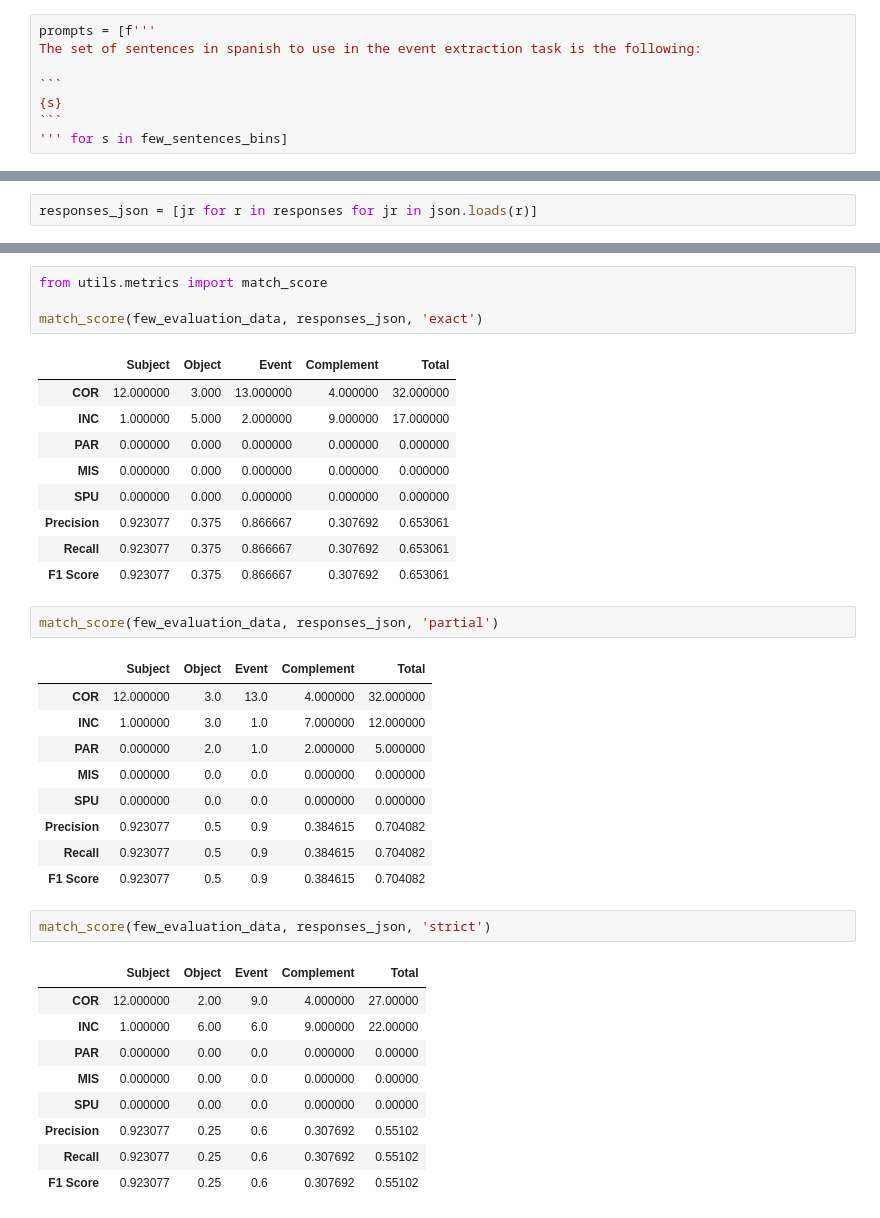
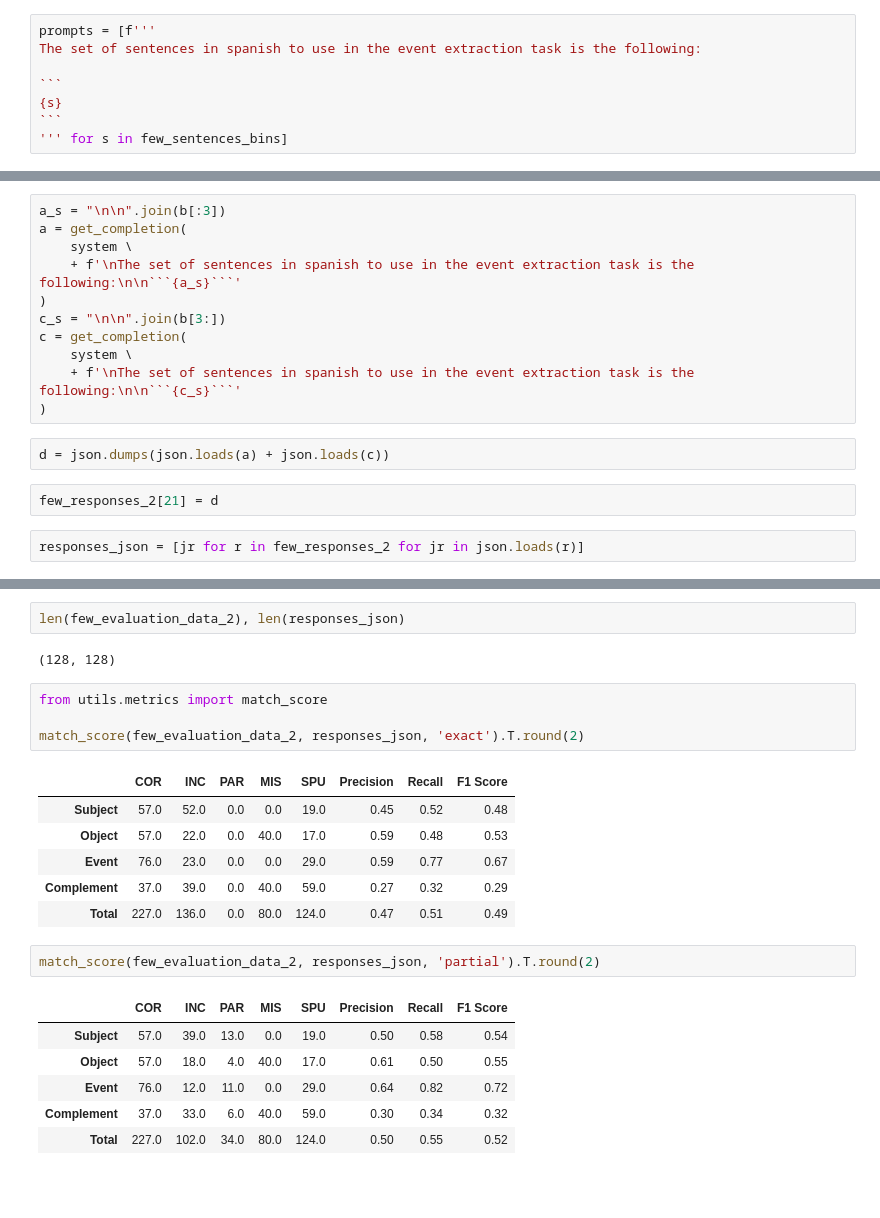
Before and after one commit to gabyarte/event-extraction-small-corpus, a Jupyter notebook: notebooks/02_gpt_for_event_extraction.ipynb, the cells around one changed output, grey strips where cells are left out. Saved outputs shown, nothing was run; the diff lists cells and outputs as text; blank space fills up the shorter version.

````diff
--- a/notebooks/02_gpt_for_event_extraction.ipynb
+++ b/notebooks/02_gpt_for_event_extraction.ipynb
@@ -632,2 +1301,17 @@ for prompt in prompts:
+# %%
+a_s = "\n\n".join(b[:3])
+a = get_completion(
+    system \
+    + f'\nThe set of sentences in spanish to use in the event extraction task is the following:\n\n```{a_s}```'
+)
+c_s = "\n\n".join(b[3:])
+c = get_completion(
+    system \
+    + f'\nThe set of sentences in spanish to use in the event extraction task is the following:\n\n```{c_s}```'
+)
+# %%
+d = json.dumps(json.loads(a) + json.loads(c))
+# %%
+few_responses_2[21] = d
 # %%
-responses_json = [jr for r in responses for jr in json.loads(r)]
+responses_json = [jr for r in few_responses_2 for jr in json.loads(r)]
@@ -634,38 +1338,24 @@ responses_json = [jr for r in responses for jr in json.loads(r)]
+# %%
+len(few_evaluation_data_2), len(responses_json)
+# %% [output]
+(128, 128)
 # %%
 from utils.metrics import match_score
 
-match_score(few_evaluation_data, responses_json, 'exact')
+match_score(few_evaluation_data_2, responses_json, 'exact').T.round(2)
 # %% [output]
-|  | Subject | Object | Event | Complement | Total |
-| COR | 12.000000 | 3.000 | 13.000000 | 4.000000 | 32.000000 |
-| INC | 1.000000 | 5.000 | 2.000000 | 9.000000 | 17.000000 |
-| PAR | 0.000000 | 0.000 | 0.000000 | 0.000000 | 0.000000 |
-| MIS | 0.000000 | 0.000 | 0.000000 | 0.000000 | 0.000000 |
-| SPU | 0.000000 | 0.000 | 0.000000 | 0.000000 | 0.000000 |
-| Precision | 0.923077 | 0.375 | 0.866667 | 0.307692 | 0.653061 |
-| Recall | 0.923077 | 0.375 | 0.866667 | 0.307692 | 0.653061 |
-| F1 Score | 0.923077 | 0.375 | 0.866667 | 0.307692 | 0.653061 |
+|  | COR | INC | PAR | MIS | SPU | Precision | Recall | F1 Score |
+| Subject | 57.0 | 52.0 | 0.0 | 0.0 | 19.0 | 0.45 | 0.52 | 0.48 |
+| Object | 57.0 | 22.0 | 0.0 | 40.0 | 17.0 | 0.59 | 0.48 | 0.53 |
+| Event | 76.0 | 23.0 | 0.0 | 0.0 | 29.0 | 0.59 | 0.77 | 0.67 |
+| Complement | 37.0 | 39.0 | 0.0 | 40.0 | 59.0 | 0.27 | 0.32 | 0.29 |
+| Total | 227.0 | 136.0 | 0.0 | 80.0 | 124.0 | 0.47 | 0.51 | 0.49 |
 # %%
-match_score(few_evaluation_data, responses_json, 'partial')
+match_score(few_evaluation_data_2, responses_json, 'partial').T.round(2)
 # %% [output]
-|  | Subject | Object | Event | Complement | Total |
-| COR | 12.000000 | 3.0 | 13.0 | 4.000000 | 32.000000 |
-| INC | 1.000000 | 3.0 | 1.0 | 7.000000 | 12.000000 |
-| PAR | 0.000000 | 2.0 | 1.0 | 2.000000 | 5.000000 |
-| MIS | 0.000000 | 0.0 | 0.0 | 0.000000 | 0.000000 |
-| SPU | 0.000000 | 0.0 | 0.0 | 0.000000 | 0.000000 |
-| Precision | 0.923077 | 0.5 | 0.9 | 0.384615 | 0.704082 |
-| Recall | 0.923077 | 0.5 | 0.9 | 0.384615 | 0.704082 |
-| F1 Score | 0.923077 | 0.5 | 0.9 | 0.384615 | 0.704082 |
+|  | COR | INC | PAR | MIS | SPU | Precision | Recall | F1 Score |
+| Subject | 57.0 | 39.0 | 13.0 | 0.0 | 19.0 | 0.50 | 0.58 | 0.54 |
+| Object | 57.0 | 18.0 | 4.0 | 40.0 | 17.0 | 0.61 | 0.50 | 0.55 |
+| Event | 76.0 | 12.0 | 11.0 | 0.0 | 29.0 | 0.64 | 0.82 | 0.72 |
+| Complement | 37.0 | 33.0 | 6.0 | 40.0 | 59.0 | 0.30 | 0.34 | 0.32 |
+| Total | 227.0 | 102.0 | 34.0 | 80.0 | 124.0 | 0.50 | 0.55 | 0.52 |
-# %%
-match_score(few_evaluation_data, responses_json, 'strict')
-# %% [output]
-|  | Subject | Object | Event | Complement | Total |
-| COR | 12.000000 | 2.00 | 9.0 | 4.000000 | 27.00000 |
-| INC | 1.000000 | 6.00 | 6.0 | 9.000000 | 22.00000 |
-| PAR | 0.000000 | 0.00 | 0.0 | 0.000000 | 0.00000 |
-| MIS | 0.000000 | 0.00 | 0.0 | 0.000000 | 0.00000 |
-| SPU | 0.000000 | 0.00 | 0.0 | 0.000000 | 0.00000 |
-| Precision | 0.923077 | 0.25 | 0.6 | 0.307692 | 0.55102 |
-| Recall | 0.923077 | 0.25 | 0.6 | 0.307692 | 0.55102 |
-| F1 Score | 0.923077 | 0.25 | 0.6 | 0.307692 | 0.55102 |
````
Also changed, not shown: parts of 122 cells of this notebook, 5 other files.
